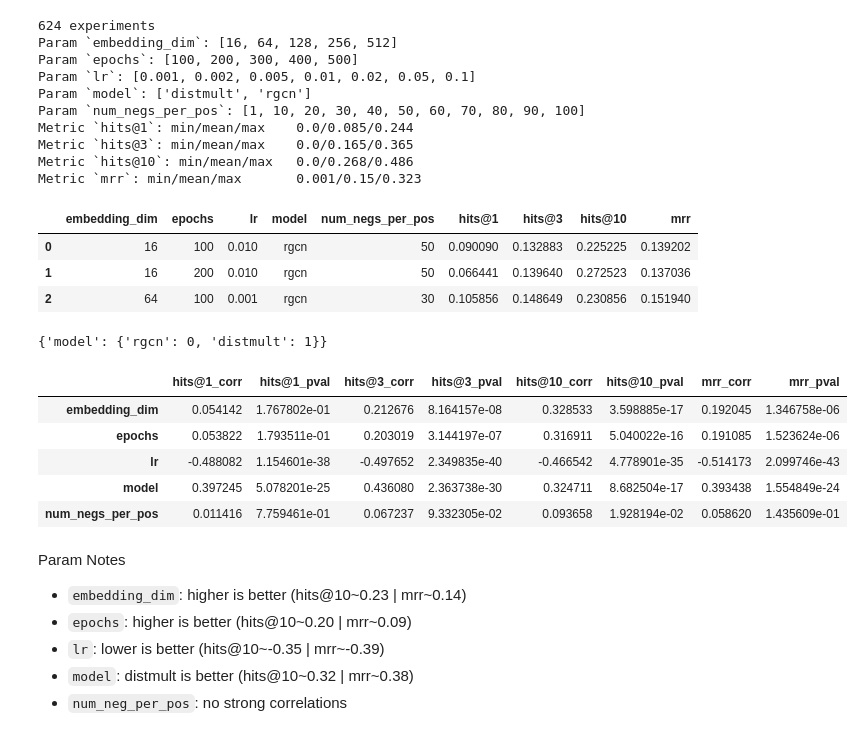
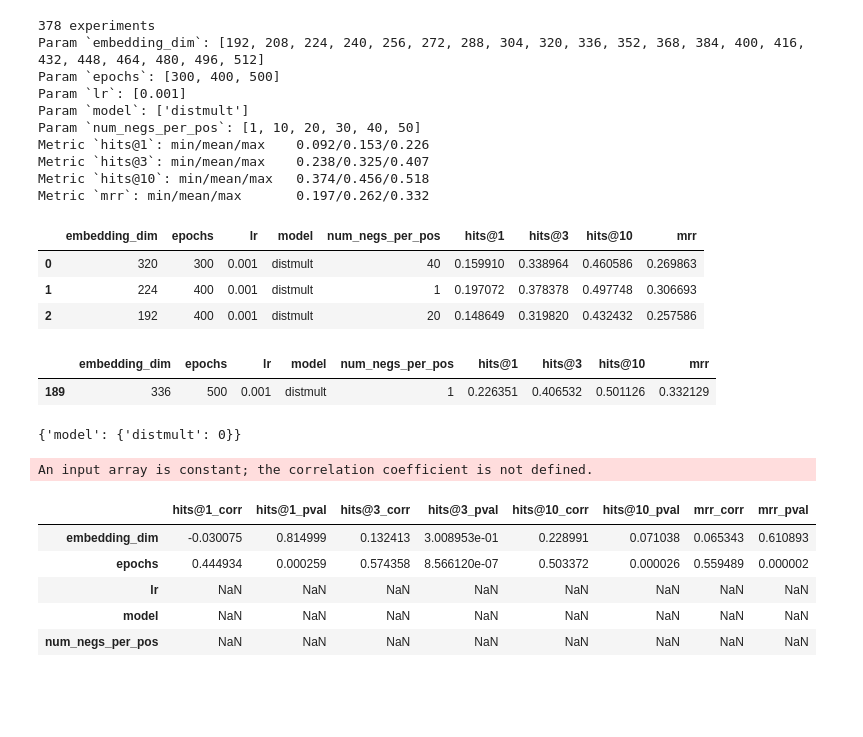
Before and after one commit to InesBlin/coda_meta_review, a Jupyter notebook: experiments/analyse_results.ipynb, the cells around one changed output. Saved outputs shown, nothing was run; the diff lists cells and outputs as text; code cells hidden in the pictures; blank space fills up the shorter version.

Commit message:
finishing hyperparameter search for ontology embeddings

```diff
--- a/experiments/analyse_results.ipynb
+++ b/experiments/analyse_results.ipynb
@@ -4,7 +4,7 @@ import plotly.express as px
 import pandas as pd
 import numpy as np
 # %%
-df = pd.read_csv("results_kg_embedding_hp.csv", index_col=0)
+df = pd.read_csv("results_kg_embedding_hp_378.csv", index_col=0)
 df = df.rename(columns={"mean_reciprocal_rank": "mrr"})
 params = [x for x in df.columns if not (x.startswith("hits") or x.startswith("mrr"))]
 metrics = [x for x in df.columns if (x.startswith("hits") or x.startswith("mrr"))]
@@ -16,20 +16,25 @@ for m in metrics:
     print(f"Metric `{m}`: min/mean/max\t {round(np.min(df[m].values), 3)}/{round(np.mean(df[m].values), 3)}/{round(np.max(df[m].values), 3)}")
 df.head(3)
 # %% [output]
-624 experiments
-Param `embedding_dim`: [16, 64, 128, 256, 512]
-Param `epochs`: [100, 200, 300, 400, 500]
-Param `lr`: [0.001, 0.002, 0.005, 0.01, 0.02, 0.05, 0.1]
-Param `model`: ['distmult', 'rgcn']
-Param `num_negs_per_pos`: [1, 10, 20, 30, 40, 50, 60, 70, 80, 90, 100]
-Metric `hits@1`: min/mean/max    0.0/0.085/0.244
-Metric `hits@3`: min/mean/max    0.0/0.165/0.365
-Metric `hits@10`: min/mean/max   0.0/0.268/0.486
-Metric `mrr`: min/mean/max       0.001/0.15/0.323
+378 experiments
+Param `embedding_dim`: [192, 208, 224, 240, 256, 272, 288, 304, 320, 336, 352, 368, 384, 400, 416, 432, 448, 464, 480, 496, 512]
+Param `epochs`: [300, 400, 500]
+Param `lr`: [0.001]
+Param `model`: ['distmult']
+Param `num_negs_per_pos`: [1, 10, 20, 30, 40, 50]
+Metric `hits@1`: min/mean/max    0.092/0.153/0.226
+Metric `hits@3`: min/mean/max    0.238/0.325/0.407
+Metric `hits@10`: min/mean/max   0.374/0.456/0.518
+Metric `mrr`: min/mean/max       0.197/0.262/0.332
 |  | embedding_dim | epochs | lr | model | num_negs_per_pos | hits@1 | hits@3 | hits@10 | mrr |
-| 0 | 16 | 100 | 0.010 | rgcn | 50 | 0.090090 | 0.132883 | 0.225225 | 0.139202 |
-| 1 | 16 | 200 | 0.010 | rgcn | 50 | 0.066441 | 0.139640 | 0.272523 | 0.137036 |
-| 2 | 64 | 100 | 0.001 | rgcn | 30 | 0.105856 | 0.148649 | 0.230856 | 0.151940 |
+| 0 | 320 | 300 | 0.001 | distmult | 40 | 0.159910 | 0.338964 | 0.460586 | 0.269863 |
+| 1 | 224 | 400 | 0.001 | distmult | 1 | 0.197072 | 0.378378 | 0.497748 | 0.306693 |
+| 2 | 192 | 400 | 0.001 | distmult | 20 | 0.148649 | 0.319820 | 0.432432 | 0.257586 |
+# %%
+df[df.mrr==np.max(df.mrr.values)]
+# %% [output]
+|  | embedding_dim | epochs | lr | model | num_negs_per_pos | hits@1 | hits@3 | hits@10 | mrr |
+| 189 | 336 | 500 | 0.001 | distmult | 1 | 0.226351 | 0.406532 | 0.501126 | 0.332129 |
 # %%
 method_to_func = {"pearson": pearsonr, "kendall": kendalltau, "spearman": spearmanr}
 
@@ -56,21 +61,16 @@ def get_correlations(df, method, params, metrics):
         data.append(curr_data)
     return pd.DataFrame(data, columns=build_cols(metrics), index=params), mappings
 # %%
-corrs, mappings = get_correlations(df, 'pearson', params, metrics)
+corrs, mappings = get_correlations(df[(df.lr == 0.001) & (df.model == 'distmult') & (df.num_negs_per_pos == 1)], 'pearson', params, metrics)
+# corrs, mappings = get_correlations(df, 'pearson', params, metrics)
 print(mappings)
 corrs
 # %% [output]
-{'model': {'rgcn': 0, 'distmult': 1}}
+{'model': {'distmult': 0}}
+An input array is constant; the correlation coefficient is not defined.
 |  | hits@1_corr | hits@1_pval | hits@3_corr | hits@3_pval | hits@10_corr | hits@10_pval | mrr_corr | mrr_pval |
-| embedding_dim | 0.054142 | 1.767802e-01 | 0.212676 | 8.164157e-08 | 0.328533 | 3.598885e-17 | 0.192045 | 1.346758e-06 |
-| epochs | 0.053822 | 1.793511e-01 | 0.203019 | 3.144197e-07 | 0.316911 | 5.040022e-16 | 0.191085 | 1.523624e-06 |
-| lr | -0.488082 | 1.154601e-38 | -0.497652 | 2.349835e-40 | -0.466542 | 4.778901e-35 | -0.514173 | 2.099746e-43 |
-| model | 0.397245 | 5.078201e-25 | 0.436080 | 2.363738e-30 | 0.324711 | 8.682504e-17 | 0.393438 | 1.554849e-24 |
-| num_negs_per_pos | 0.011416 | 7.759461e-01 | 0.067237 | 9.332305e-02 | 0.093658 | 1.928194e-02 | 0.058620 | 1.435609e-01 |
+| embedding_dim | -0.030075 | 0.814999 | 0.132413 | 3.008953e-01 | 0.228991 | 0.071038 | 0.065343 | 0.610893 |
+| epochs | 0.444934 | 0.000259 | 0.574358 | 8.566120e-07 | 0.503372 | 0.000026 | 0.559489 | 0.000002 |
+| lr | NaN | NaN | NaN | NaN | NaN | NaN | NaN | NaN |
+| model | NaN | NaN | NaN | NaN | NaN | NaN | NaN | NaN |
+| num_negs_per_pos | NaN | NaN | NaN | NaN | NaN | NaN | NaN | NaN |
-# %% [markdown]
-Param Notes
-* `embedding_dim`: higher is better (hits@10~0.23 | mrr~0.14)
-* `epochs`: higher is better (hits@10~0.20 | mrr~0.09)
-* `lr`: lower is better (hits@10~-0.35 | mrr~-0.39)
-* `model`: distmult is better (hits@10~0.32 | mrr~0.38)
-* `num_neg_per_pos`: no strong correlations
```
Also changed, not shown: parts of 4 cells of this notebook, 2 other files.
